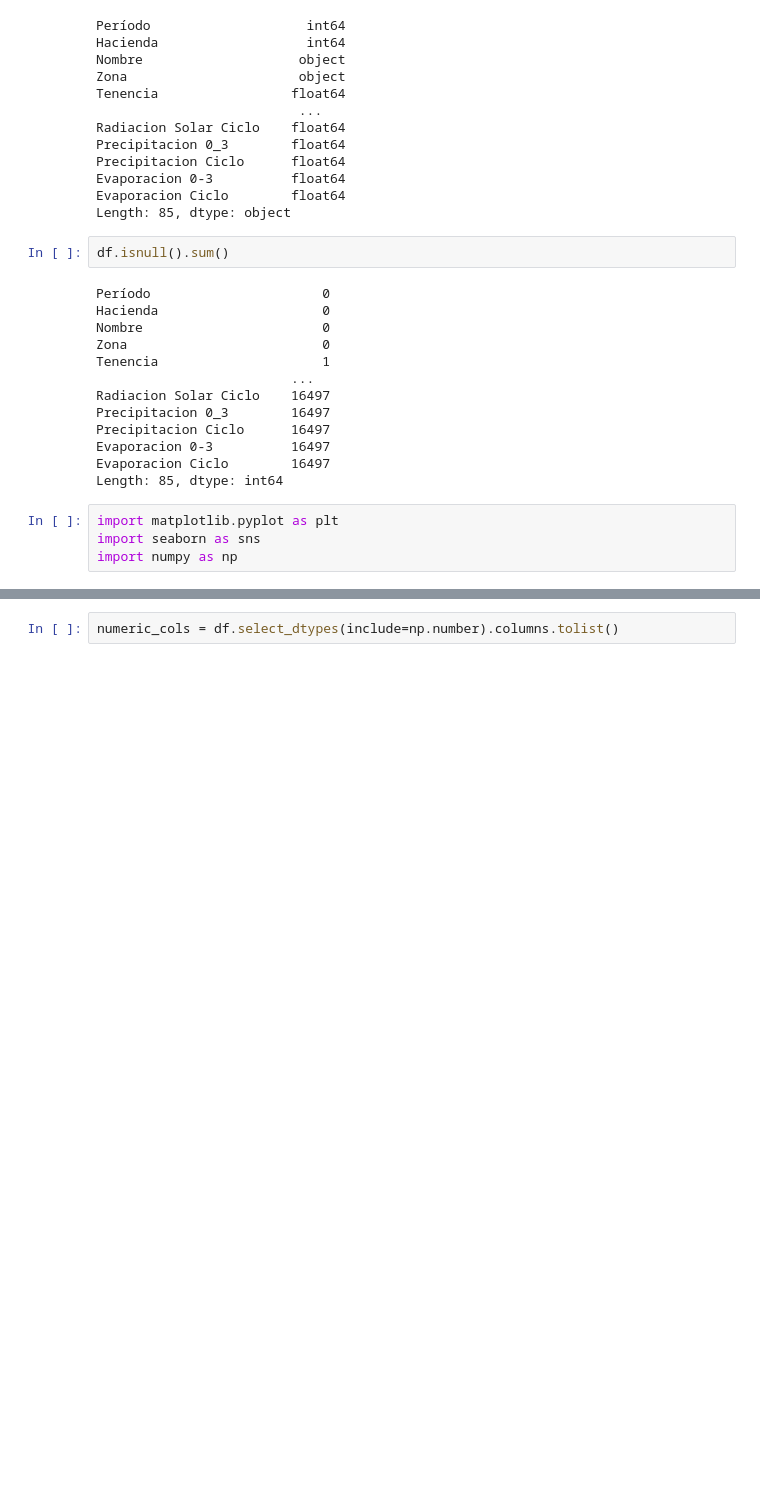
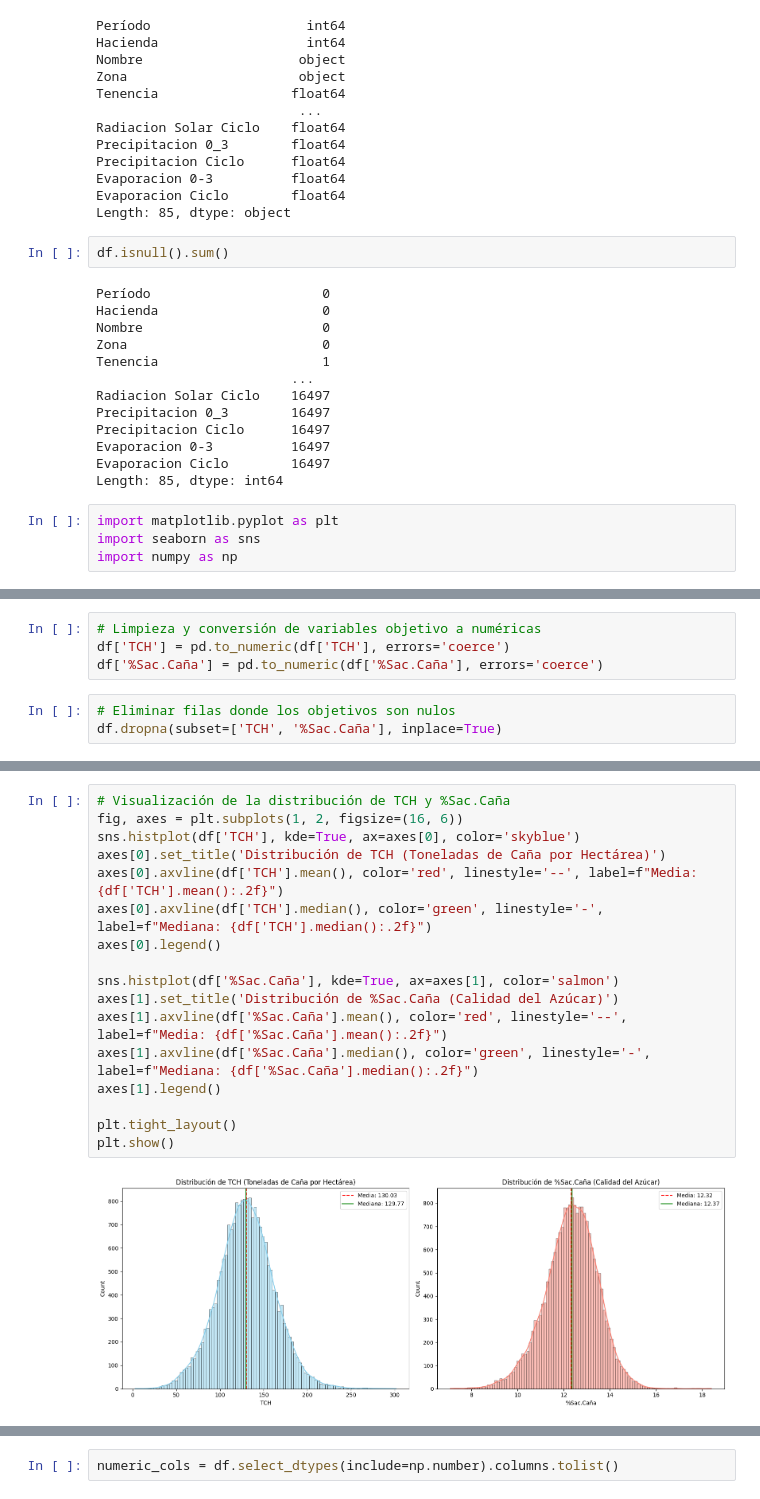
Before and after one commit to Pipicano25/Prediccion-Clasificacion-Industria-Azucarera-ICESI, a Jupyter notebook: scripts/Regresion/exploracion_datos.ipynb, the cells around one changed output, grey strips where cells are left out. Saved outputs shown, nothing was run; the diff lists cells and outputs as text; blank space fills up the shorter version.

```diff
--- a/scripts/Regresion/exploracion_datos.ipynb
+++ b/scripts/Regresion/exploracion_datos.ipynb
@@ -67,0 +180,7 @@ import numpy as np
+# %%
+# Limpieza y conversión de variables objetivo a numéricas
+df['TCH'] = pd.to_numeric(df['TCH'], errors='coerce')
+df['%Sac.Caña'] = pd.to_numeric(df['%Sac.Caña'], errors='coerce')
+# %%
+# Eliminar filas donde los objetivos son nulos
+df.dropna(subset=['TCH', '%Sac.Caña'], inplace=True)
@@ -67,0 +203,19 @@ import numpy as np
+# %%
+# Visualización de la distribución de TCH y %Sac.Caña
+fig, axes = plt.subplots(1, 2, figsize=(16, 6))
+sns.histplot(df['TCH'], kde=True, ax=axes[0], color='skyblue')
+axes[0].set_title('Distribución de TCH (Toneladas de Caña por Hectárea)')
+axes[0].axvline(df['TCH'].mean(), color='red', linestyle='--', label=f"Media: {df['TCH'].mean():.2f}")
+axes[0].axvline(df['TCH'].median(), color='green', linestyle='-', label=f"Mediana: {df['TCH'].median():.2f}")
+axes[0].legend()
+
+sns.histplot(df['%Sac.Caña'], kde=True, ax=axes[1], color='salmon')
+axes[1].set_title('Distribución de %Sac.Caña (Calidad del Azúcar)')
+axes[1].axvline(df['%Sac.Caña'].mean(), color='red', linestyle='--', label=f"Media: {df['%Sac.Caña'].mean():.2f}")
+axes[1].axvline(df['%Sac.Caña'].median(), color='green', linestyle='-', label=f"Mediana: {df['%Sac.Caña'].median():.2f}")
+axes[1].legend()
+
+plt.tight_layout()
+plt.show()
+# %% [output]
+[figure, added]
```
Also changed, not shown: parts of 38 cells of this notebook, 4 other files.
